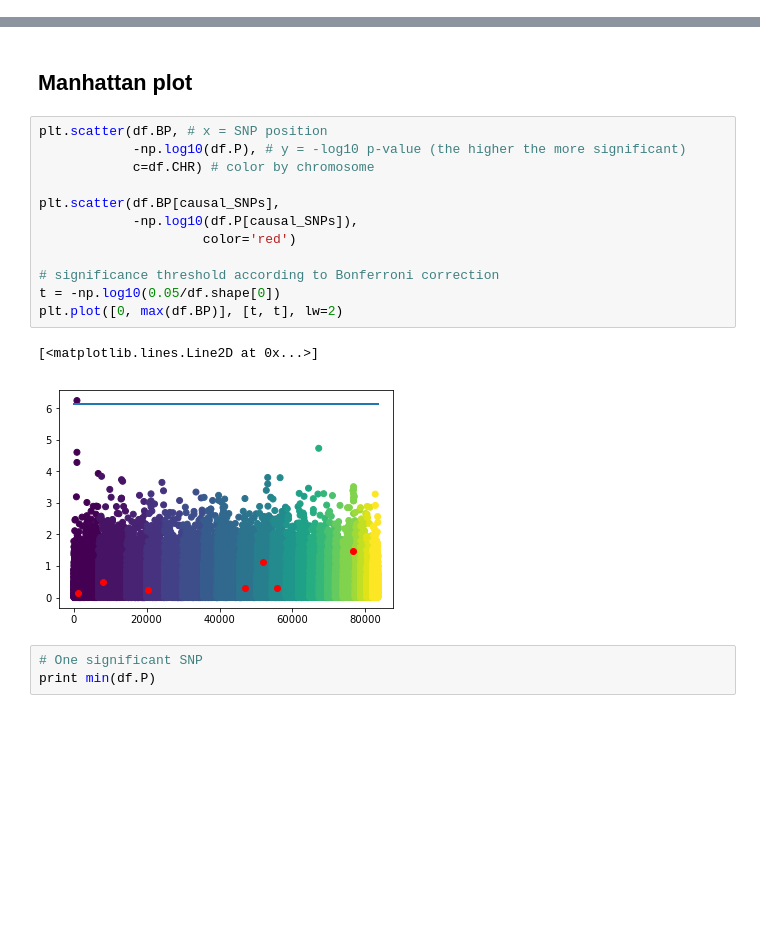
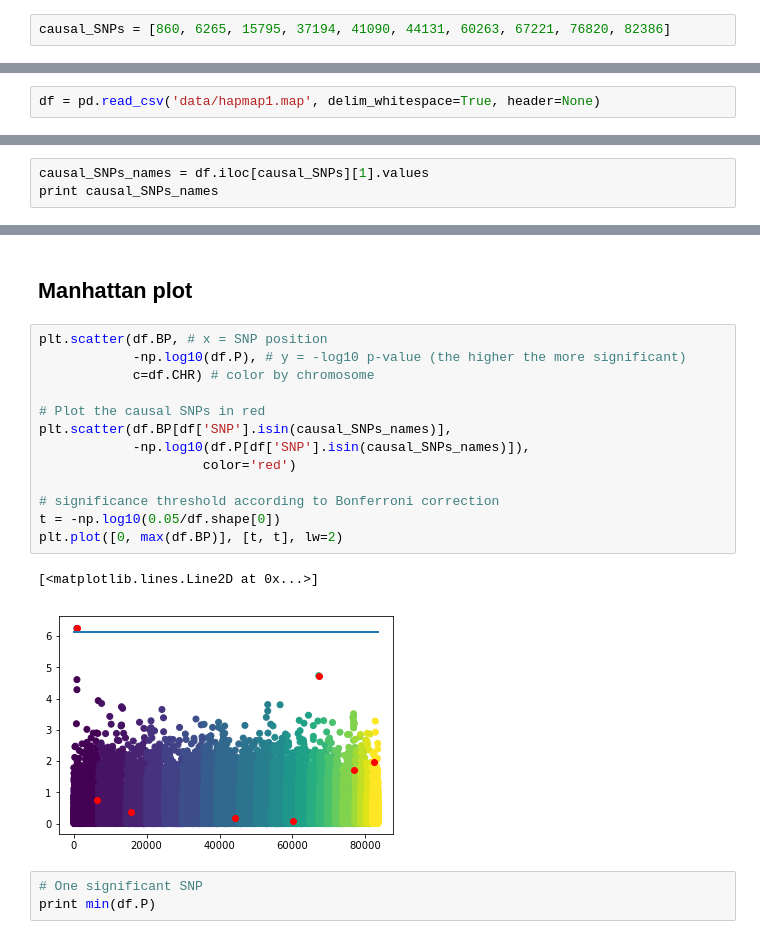
Before and after one commit to chagaz/practical-microbiomess-2017, a Jupyter notebook: Microbiome practical.ipynb, the cells around one changed output, grey strips where cells are left out. Saved outputs shown, nothing was run; the diff lists cells and outputs as text; blank space fills up the shorter version.

```diff
--- a/Microbiome practical.ipynb
+++ b/Microbiome practical.ipynb
@@ -98,0 +101,2 @@ mv plink.map simulated.ped
+# %%
+causal_SNPs = [860, 6265, 15795, 37194, 41090, 44131, 60263, 67221, 76820, 82386]
@@ -98,0 +109,2 @@ mv plink.map simulated.ped
+# %%
+df = pd.read_csv('data/hapmap1.map', delim_whitespace=True, header=None)
@@ -98,0 +125,3 @@ mv plink.map simulated.ped
+# %%
+causal_SNPs_names = df.iloc[causal_SNPs][1].values
+print causal_SNPs_names
@@ -130,18 +177,19 @@ print df_sorted[:20]
 # %%
 plt.scatter(df.BP, # x = SNP position
             -np.log10(df.P), # y = -log10 p-value (the higher the more significant)
             c=df.CHR) # color by chromosome
 
-plt.scatter(df.BP[causal_SNPs],
-            -np.log10(df.P[causal_SNPs]),
+# Plot the causal SNPs in red
+plt.scatter(df.BP[df['SNP'].isin(causal_SNPs_names)],
+            -np.log10(df.P[df['SNP'].isin(causal_SNPs_names)]),
                      color='red')
 
 # significance threshold according to Bonferroni correction
 t = -np.log10(0.05/df.shape[0])
 plt.plot([0, max(df.BP)], [t, t], lw=2)
 # %% [output]
 [<matplotlib.lines.Line2D at 0x...>]
-[figure, old version]
+[figure, new version]
 # %%
 # One significant SNP
 print min(df.P)
```
Also changed, not shown: parts of 24 cells of this notebook, 1 other file.
